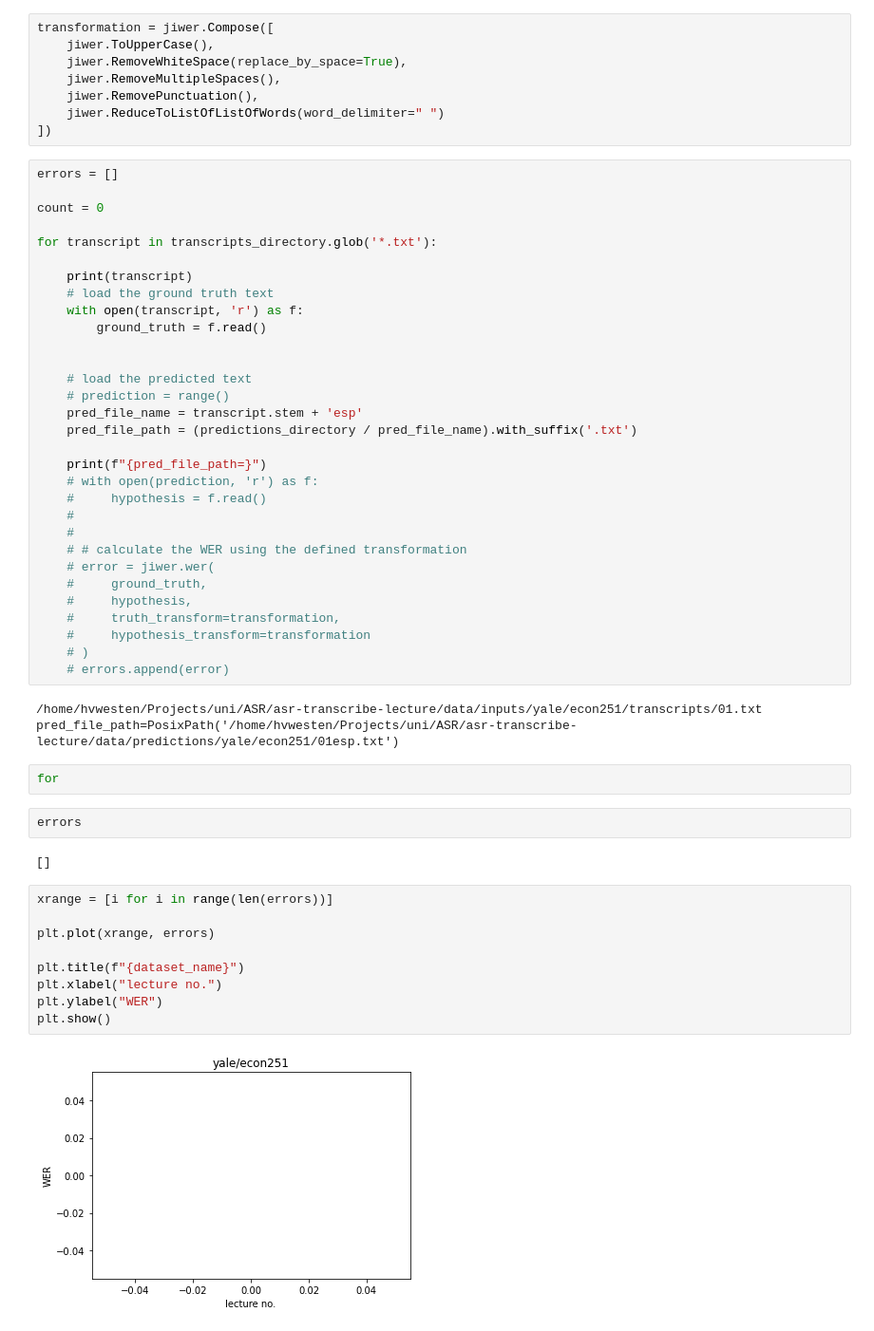
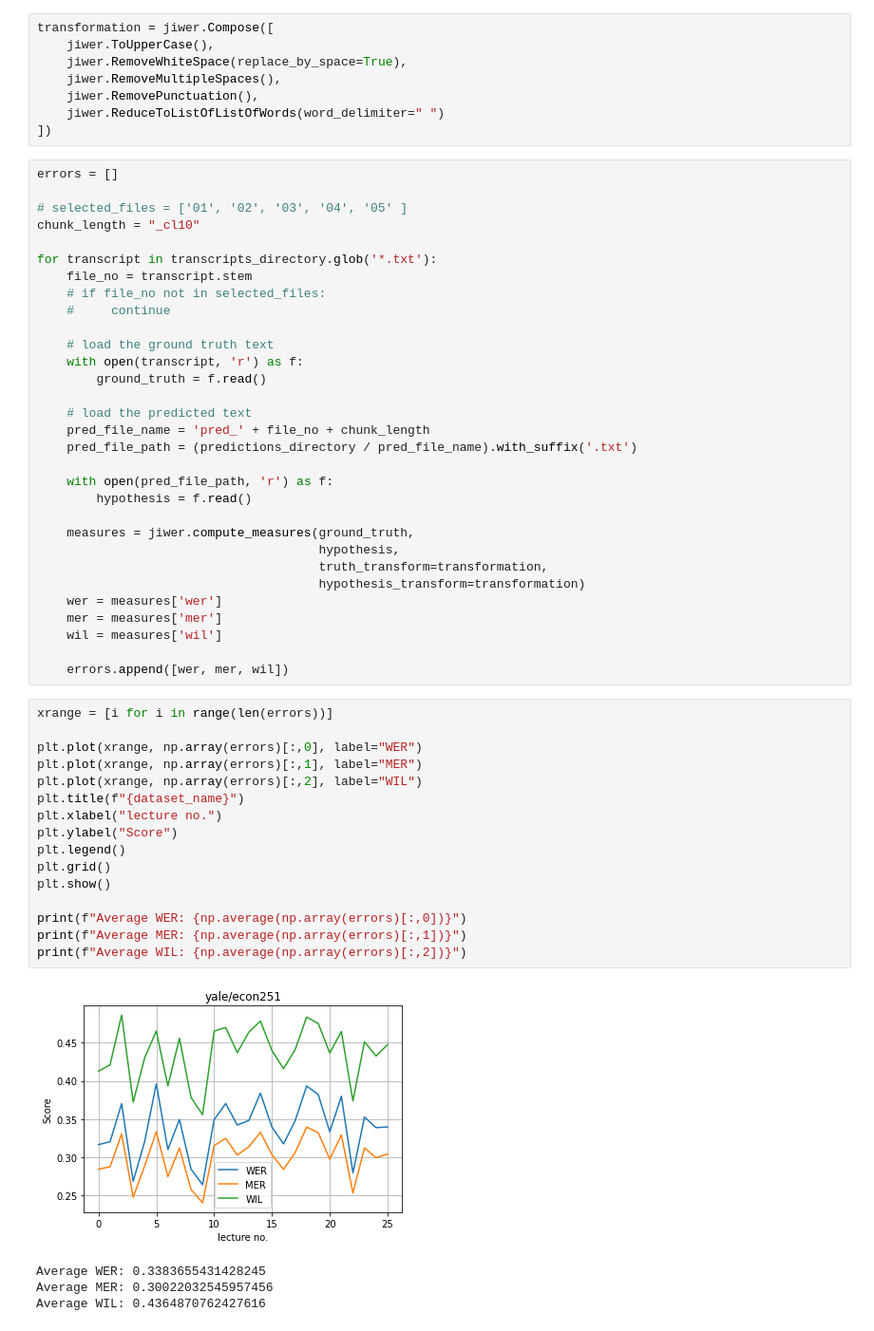
Before and after one commit to hvwesten/asr-transcribe-lecture, a Jupyter notebook: notebooks/02_calculate_wer.ipynb, the cells around one changed output. Shown at 95% size. Cells and saved outputs as stored; diff of their text form.

Commit message:
Explore data, predict on full data

```diff
--- a/notebooks/02_calculate_wer.ipynb
+++ b/notebooks/02_calculate_wer.ipynb
@@ -25,52 +22,53 @@ transformation = jiwer.Compose([
 # %%
 errors = []
 
-count = 0
+# selected_files = ['01', '02', '03', '04', '05' ]
+chunk_length = "_cl10"
 
 for transcript in transcripts_directory.glob('*.txt'):
+    file_no = transcript.stem
+    # if file_no not in selected_files:
+    #     continue
 
-    print(transcript)
     # load the ground truth text
     with open(transcript, 'r') as f:
         ground_truth = f.read()
 
-
     # load the predicted text
-    # prediction = range()
-    pred_file_name = transcript.stem + 'esp'
+    pred_file_name = 'pred_' + file_no + chunk_length
     pred_file_path = (predictions_directory / pred_file_name).with_suffix('.txt')
 
-    print(f"{pred_file_path=}")
-    # with open(prediction, 'r') as f:
-    #     hypothesis = f.read()
-    #
-    #
-    # # calculate the WER using the defined transformation
-    # error = jiwer.wer(
-    #     ground_truth,
-    #     hypothesis,
-    #     truth_transform=transformation,
-    #     hypothesis_transform=transformation
-    # )
-    # errors.append(error)
+    with open(pred_file_path, 'r') as f:
+        hypothesis = f.read()
+
+    measures = jiwer.compute_measures(ground_truth,
+                                      hypothesis,
+                                      truth_transform=transformation,
+                                      hypothesis_transform=transformation)
+    wer = measures['wer']
+    mer = measures['mer']
+    wil = measures['wil']
+
+    errors.append([wer, mer, wil])
-# %% [output]
-/home/hvwesten/Projects/uni/ASR/asr-transcribe-lecture/data/inputs/yale/econ251/transcripts/01.txt
-pred_file_path=PosixPath('/home/hvwesten/Projects/uni/ASR/asr-transcribe-lecture/data/predictions/yale/econ251/01esp.txt')
-# %%
-for
-# %%
-errors
-# %% [output]
-[]
-# %%
-xrange = [i for i in range(len(errors))]
-
-plt.plot(xrange, errors)
-
-plt.title(f"{dataset_name}")
-plt.xlabel("lecture no.")
-plt.ylabel("WER")
-plt.show()
-# %% [output]
-[figure, removed]
+# %%
+xrange = [i for i in range(len(errors))]
+
+plt.plot(xrange, np.array(errors)[:,0], label="WER")
+plt.plot(xrange, np.array(errors)[:,1], label="MER")
+plt.plot(xrange, np.array(errors)[:,2], label="WIL")
+plt.title(f"{dataset_name}")
+plt.xlabel("lecture no.")
+plt.ylabel("Score")
+plt.legend()
+plt.grid()
+plt.show()
+
+print(f"Average WER: {np.average(np.array(errors)[:,0])}")
+print(f"Average MER: {np.average(np.array(errors)[:,1])}")
+print(f"Average WIL: {np.average(np.array(errors)[:,2])}")
+# %% [output]
+[figure, added]
+Average WER: 0.3383655431428245
+Average MER: 0.30022032545957456
+Average WIL: 0.4364870762427616
 # %%
```
Also changed, not shown: parts of 5 cells of this notebook, 4 other files.
